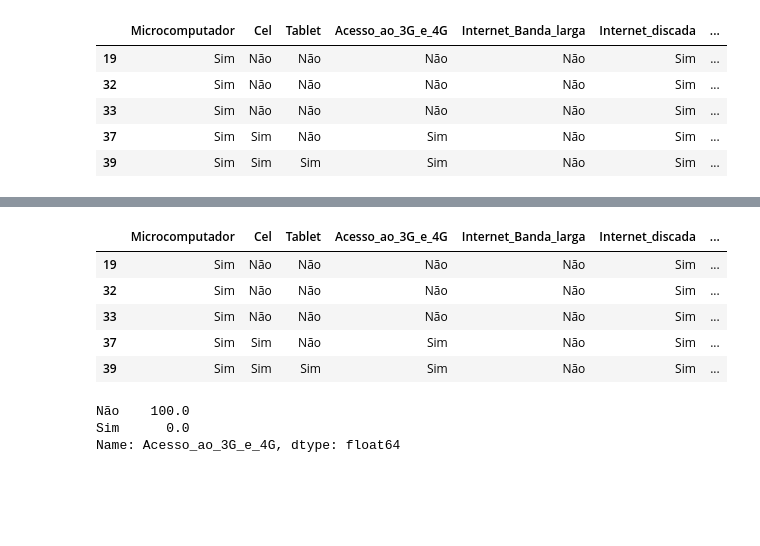
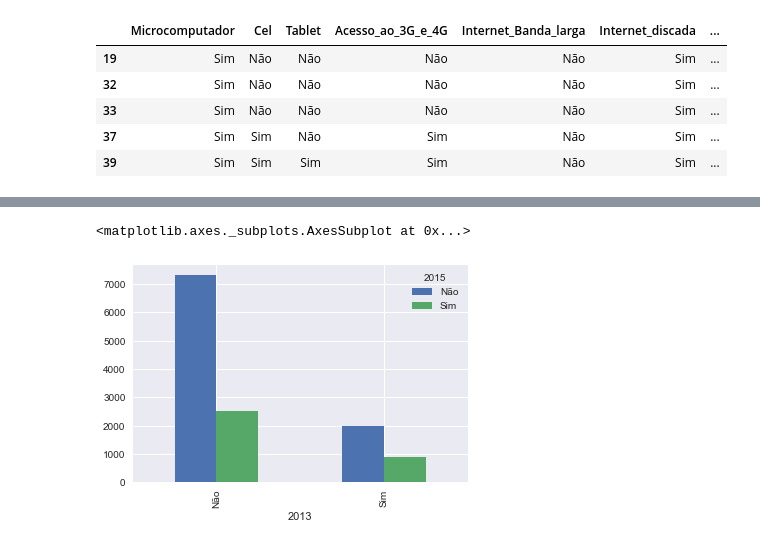
Before and after one commit to AntonioAndraues/CD, a Jupyter notebook: Projeto1/Projeto1 Layout.ipynb, the cells around one changed output, grey strips where cells are left out. Drawn from its saved outputs; the diff is of its cells as text; code cells hidden in the pictures; blank space fills up the shorter version.

```diff
--- a/Projeto1/Projeto1 Layout.ipynb
+++ b/Projeto1/Projeto1 Layout.ipynb
@@ -356,20 +334,0 @@ TypeError: Categorical cannot perform the operation sum
-# %%
-# GPot3Gcel.describe()
-# GPot3Gcel = (Pot3G.Cel.value_counts(normalize=True)*100).round(decimals=1)
-# GPot3Gcel
-PotNet2.head()
-# %% [output]
-|  | Microcomputador | Cel | Tablet | Acesso_ao_3G_e_4G | Internet_Banda_larga | Internet_discada | ... |
-| 19 | Sim | Não | Não | Não | Não | Sim | ... |
-| 32 | Sim | Não | Não | Não | Não | Sim | ... |
-| 33 | Sim | Não | Não | Não | Não | Sim | ... |
-| 37 | Sim | Sim | Não | Sim | Não | Sim | ... |
-| 39 | Sim | Sim | Sim | Sim | Não | Sim | ... |
-# %%
-GPot3G = (Pot3G.Acesso_ao_3G_e_4G.value_counts(normalize=True)*100).round(decimals=1)
-GPot3G
-# GPotNet =(PotNet2.Internet_Banda_larga.value_counts(normalize=True)*100).round(decimals=1)
-# %% [output]
-Não    100.0
-Sim      0.0
-Name: Acesso_ao_3G_e_4G, dtype: float64
@@ -387,0 +335,27 @@ Name: Acesso_ao_3G_e_4G, dtype: float64
+# %%
+import plotly.plotly as py
+import cufflinks as cf
+import pandas as pd
+import numpy as np
+dpInternet_2013_14_15 = pd.DataFrame({
+    '2013':(dadosP_2013.Potencial_Internet),
+    '2014':(dadosP_2014.Potencial_Internet),
+    '2015':(dadosP_2015.Potencial_Internet)
+
+})
+
+dp3G_2013_14_15 = pd.DataFrame({
+    '2013':(dadosP_2013.Potencial_3G),
+    '2014':(dadosP_2014.Potencial_3G),
+    '2015':(dadosP_2015.Potencial_3G)
+
+})
+# PRIMEIRO NET
+dpInternet_2013_14_15=dpInternet_2013_14_15.dropna(0,how="any")
+dp3G_2013_14_15=dp3G_2013_14_15.dropna(0,how="any")
+dpInternet_2013_14_15=dpInternet_2013_14_15.groupby(['2013','2015'], as_index=True, sort=True, group_keys=True, squeeze=False).size()
+dpInternet_2013_14_15=dpInternet_2013_14_15.unstack()
+dpInternet_2013_14_15.plot(kind='bar')
+# %% [output]
+<matplotlib.axes._subplots.AxesSubplot at 0x...>
+[figure, added]
```
Also changed, not shown: parts of 44 cells of this notebook.
